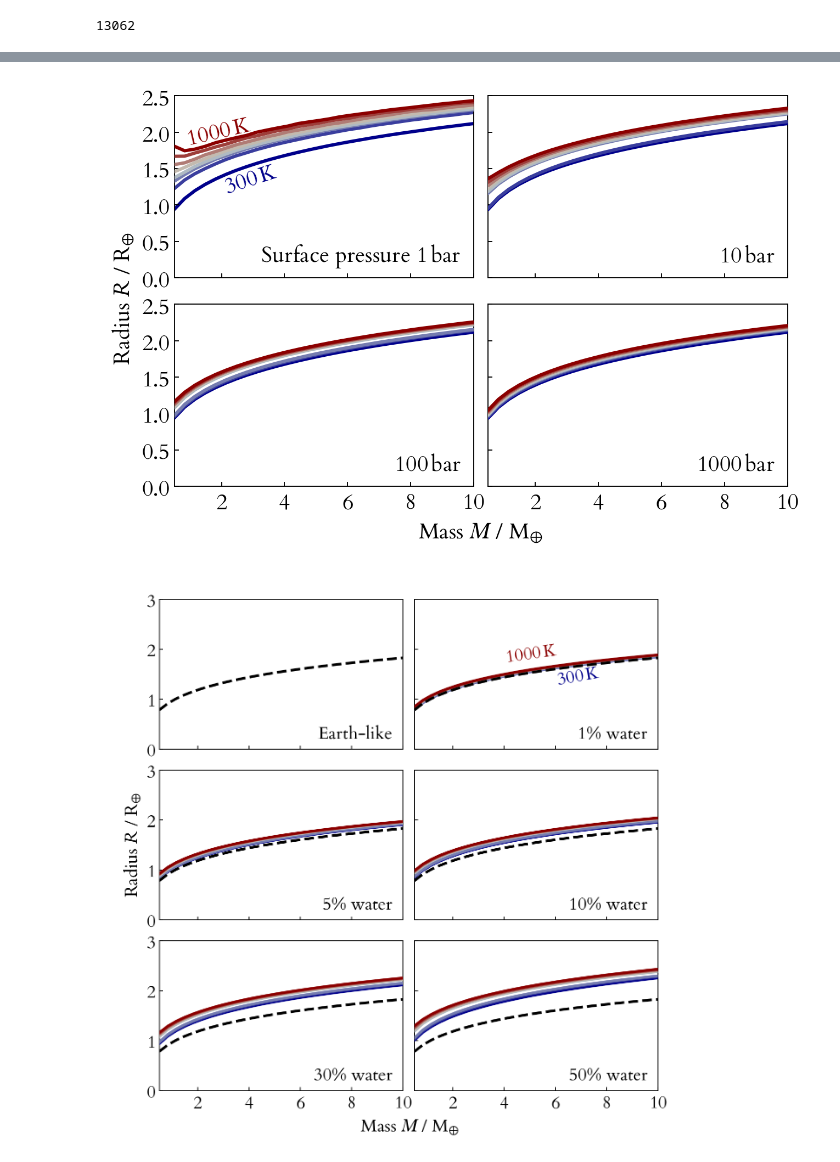
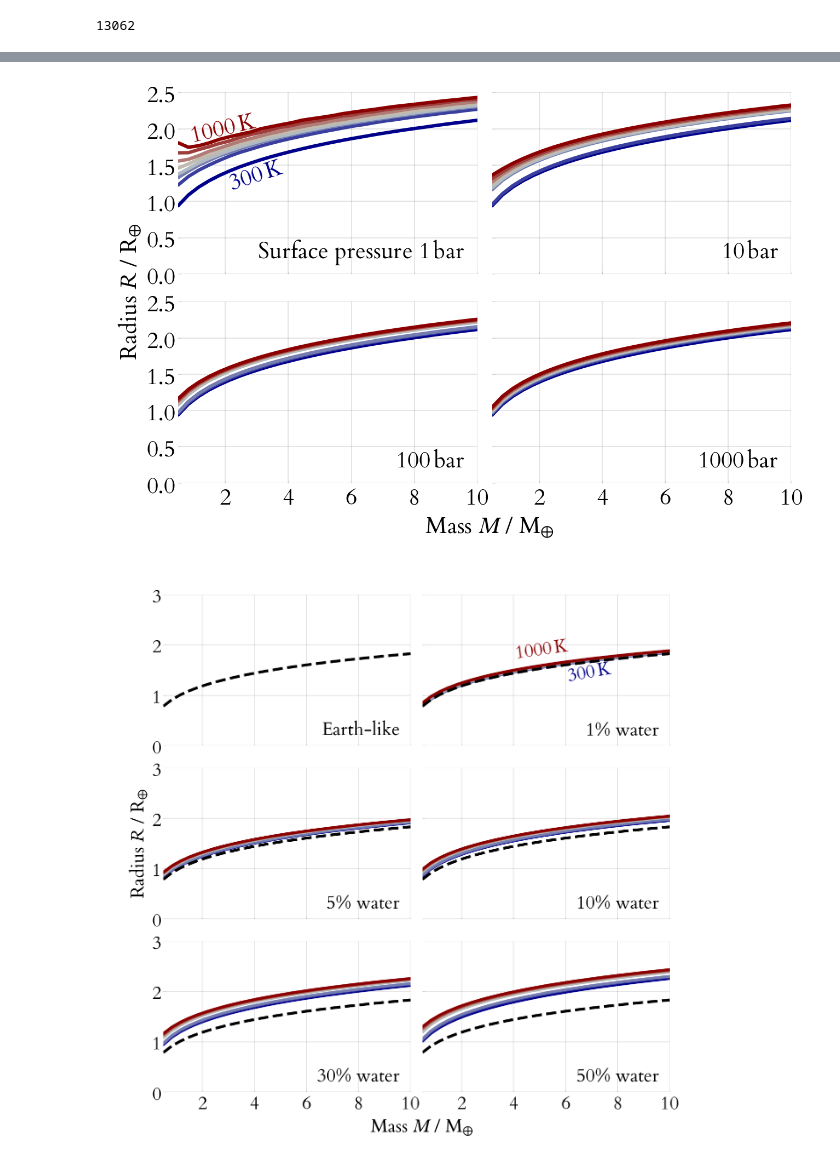
Before and after one commit to swt30/thesis, a Jupyter notebook: chapters/03-models/03-models-plots.ipynb, the cells around one changed output, grey strips where cells are left out. Cells and saved outputs as stored; diff of their text form; code cells hidden in the pictures.

Commit message:
Update chapter 1-3 plots

```diff
--- a/chapters/03-models/03-models-plots.ipynb
+++ b/chapters/03-models/03-models-plots.ipynb
@@ -640,7 +656,7 @@ function surface_pressure_plot(source)
     radii_cols = [Symbol("x$T") for T in Ts]
     logPs = [5,6,7,8]
 
-    p = plot(layout=4, link=:both, legend=false, framestyle = :box,
+    p = plot(layout=4, link=:both, legend=false, framestyle = :grid,
         xlim=(0.5,10), ylim=(0,2.5), palette=colors)
     for (i, logP) in enumerate(logPs)
         d = loaddata("generated/massradius/surfacepressures/$source/1e$logP.csv")
@@ -677,7 +693,7 @@ autofig("surface-pressure-panels", Normal) do
     surface_pressure_plot("onion")
 end;
 # %% [output]
-[figure, old version]
+[figure, new version]
 # %%
 function water_fraction_plot(source)
     Ts = 300:100:1000
@@ -691,7 +707,7 @@ function water_fraction_plot(source)
     dryy = vec(dry[:x300])
 
     p = plot(layout=grid(3,2), link=:both, legend=false, palette=colors,
-        framestyle = :box,
+        framestyle = :grid,
         xlim=(0.5,10), ylim=(0,3), yticks=0:3)
 
     for (i, h2opc) in enumerate([0, 1, 5, 10, 30, 50])
@@ -702,31 +718,31 @@ function water_fraction_plot(source)
         (h2opc != 0) && plot!(p[i], x/M_earth, ys/R_earth, palette=colors)
         plot!(p[i], dryx/M_earth, dryy/R_earth, linecolor=:black, linestyle=:dash)
     end
 
     # remove tick labels in unnecessary places
     for i=2:2:6; remove_ticklabels!(p[i], x=false, y=true); end
     for i=1:4; remove_ticklabels!(p[i], x=true, y=false); end
 
     annotate_color!(p[2], 4, 1.9, L"1000$\,$K", colors[end], rotation=8)
     annotate_color!(p[2], 6, 1.45, L"300$\,$K", colors[1], rotation=10)
 
     annotate_color!(p[1], 9.6, 0.3, "Earth-like", :black, position=:right)
     annotate_color!(p[2], 9.6, 0.3, "1% water", :black, position=:right)
     annotate_color!(p[3], 9.6, 0.3, "5% water", :black, position=:right)
     annotate_color!(p[4], 9.6, 0.3, "10% water", :black, position=:right)
     annotate_color!(p[5], 9.6, 0.3, "30% water", :black, position=:right)
     annotate_color!(p[6], 9.6, 0.3, "50% water", :black, position=:right)
 
     # oh god this is hacky
     xlabel = L"Mass $M$ / M$_⊕$"
     xlabel_spaced = repeat(" ", 55) * xlabel
     xlabel!(p[5], xlabel_spaced)
     ylabel = L"Radius $R$ / R$_⊕$"
     ylabel!(p[3], ylabel)
 end
 
 autofig("water-fraction-panels", Normal, vscale=1.5) do
     water_fraction_plot("onion")
 end;
 # %% [output]
-[figure, old version]
+[figure, new version]
```
Also changed, not shown: parts of 4 cells of this notebook, 5 other files.
